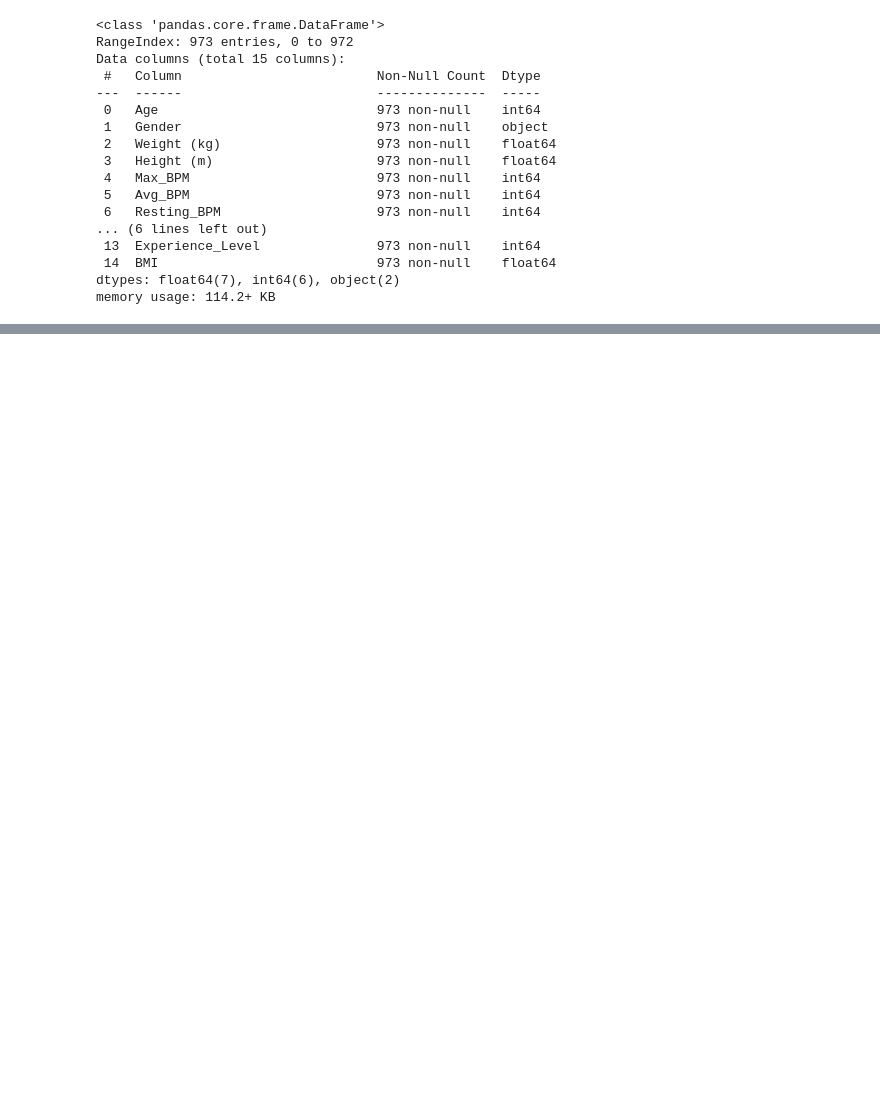
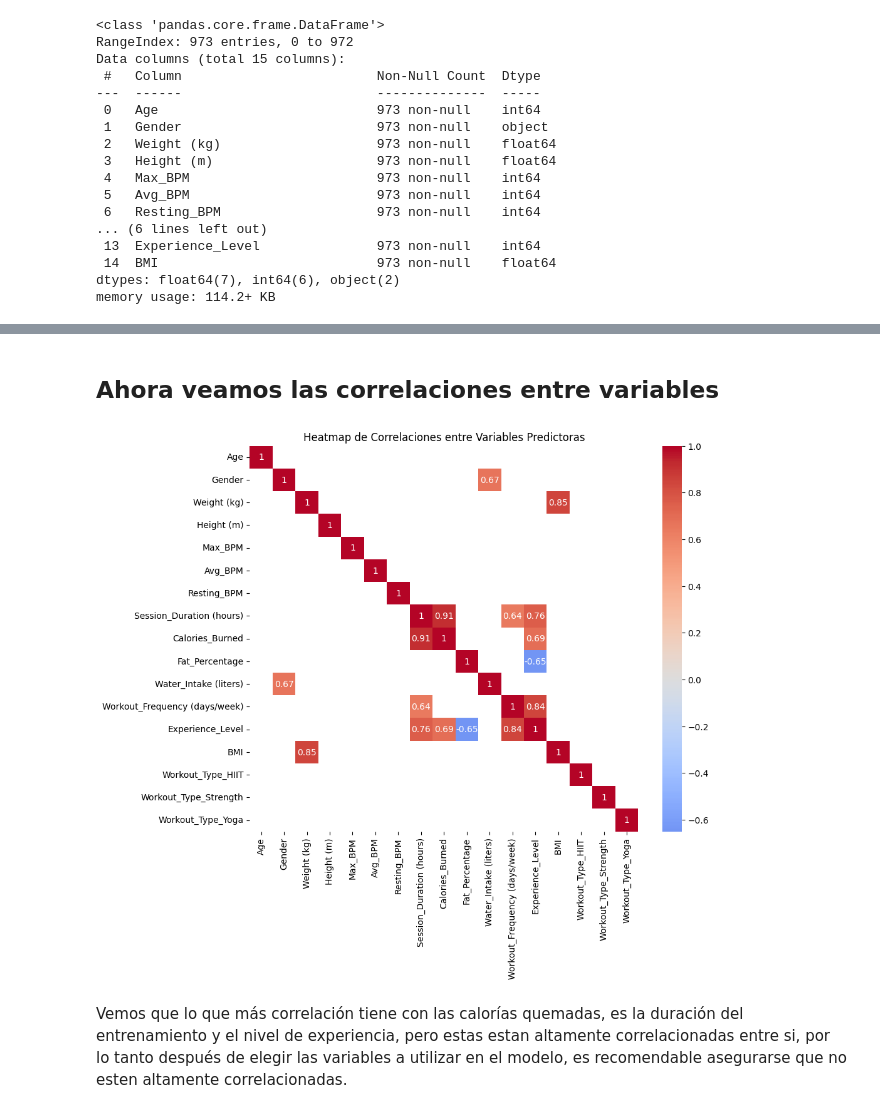
Before and after one commit to VicenteGarayR/Proyecto-mineria, a Jupyter notebook: ProyectoF.ipynb, the cells around one changed output, grey strips where cells are left out. Drawn from its saved outputs; the diff is of its cells as text; code cells hidden in the pictures; blank space fills up the shorter version.

Commit message:
corr

```diff
--- a/ProyectoF.ipynb
+++ b/ProyectoF.ipynb
@@ -63,0 +74,14 @@ memory usage: 109.4+ KB
+# %% [markdown]
+## Ahora veamos las correlaciones entre variables
+# %%
+correlation_matrix = df.corr().round(2)
+correlation_matrix = correlation_matrix.where(np.abs(correlation_matrix) > 0.6)
+
+plt.figure(figsize=(10, 8))
+sns.heatmap(correlation_matrix, annot=True, cmap='coolwarm', center=0)
+plt.title('Heatmap de Correlaciones entre Variables Predictoras')
+plt.show()
+# %% [output]
+[figure, added]
+# %% [markdown]
+Vemos que lo que más correlación tiene con las calorías quemadas, es la duración del entrenamiento y el nivel de experiencia, pero estas estan altamente correlacionadas entre si, por lo tanto después de elegir las variables a utilizar en el modelo, es recomendable asegurarse que no esten altamente correlacionadas.
```
Also changed, not shown: parts of 5 cells of this notebook.
